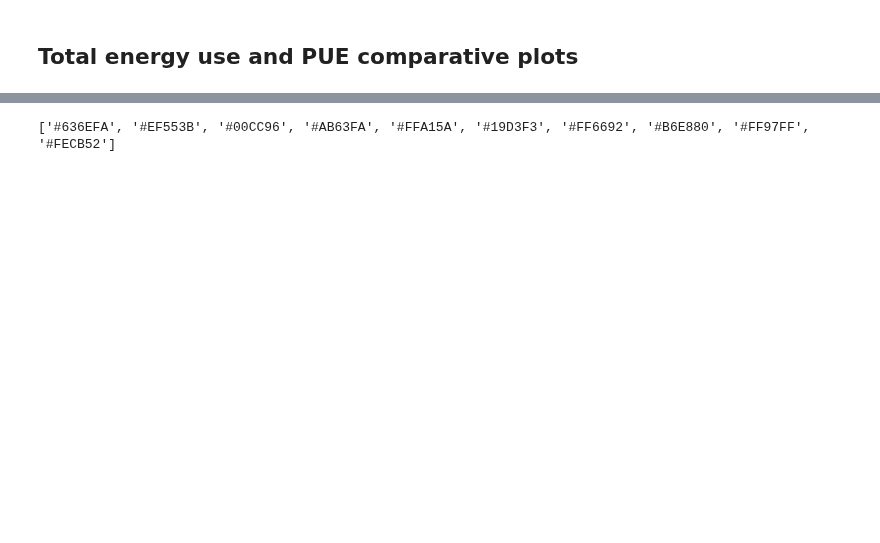
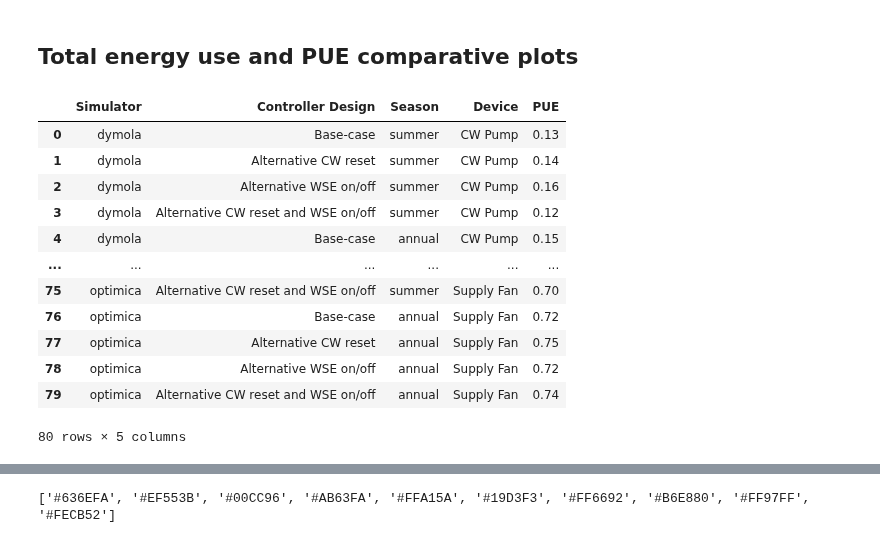
Before and after one commit to lbl-srg/obc, a Jupyter notebook: examples/case_study_2/post_process.ipynb, the cells around one changed output, grey strips where cells are left out. Saved outputs shown, nothing was run; the diff lists cells and outputs as text; code cells hidden in the pictures; blank space fills up the shorter version.

```diff
--- a/examples/case_study_2/post_process.ipynb
+++ b/examples/case_study_2/post_process.ipynb
@@ -372,4 +425,23 @@ pue_only
 # %% [markdown]
 ## Total energy use and PUE comparative plots
 # %%
-df = pd.melt(PAgg_compiled, id_vars=["Simulator", "Controller Design", "Season"], value_vars = vlmap.values(), var_name="Device", value_name='Energy Use [kWh]')
+df_en_use = pd.melt(PAgg_compiled, id_vars=["Simulator", "Controller Design", "Season"], value_vars = vlmap.values(), var_name="Device", value_name='Energy Use [kWh]')
+
+device_cols = ["CW Pump","CHW Pump","Chiller","Cooling Tower Fan","Supply Fan"]
+
+df_dpue = pd.melt(pue_df_per_device, id_vars=["Simulator", "Controller Design", "Season"], value_vars = device_cols, var_name="Device", value_name='PUE')
+df_dpue
+# %% [output]
+|  | Simulator | Controller Design | Season | Device | PUE |
+| 0 | dymola | Base-case | summer | CW Pump | 0.13 |
+| 1 | dymola | Alternative CW reset | summer | CW Pump | 0.14 |
+| 2 | dymola | Alternative WSE on/off | summer | CW Pump | 0.16 |
+| 3 | dymola | Alternative CW reset and WSE on/off | summer | CW Pump | 0.12 |
+| 4 | dymola | Base-case | annual | CW Pump | 0.15 |
+| ... | ... | ... | ... | ... | ... |
+| 75 | optimica | Alternative CW reset and WSE on/off | summer | Supply Fan | 0.70 |
+| 76 | optimica | Base-case | annual | Supply Fan | 0.72 |
+| 77 | optimica | Alternative CW reset | annual | Supply Fan | 0.75 |
+| 78 | optimica | Alternative WSE on/off | annual | Supply Fan | 0.72 |
+| 79 | optimica | Alternative CW reset and WSE on/off | annual | Supply Fan | 0.74 |
+80 rows × 5 columns
```
Also changed, not shown: parts of 13 cells of this notebook.
